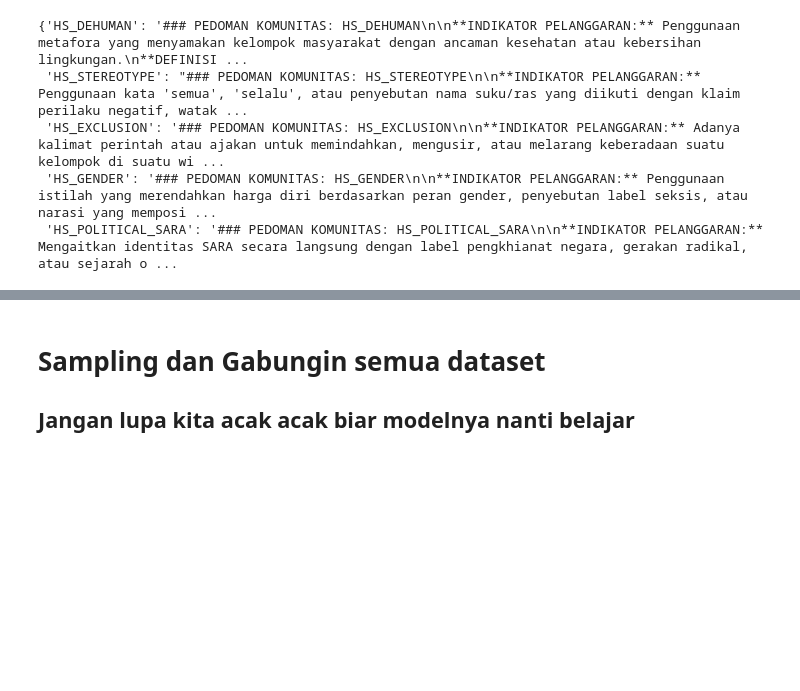
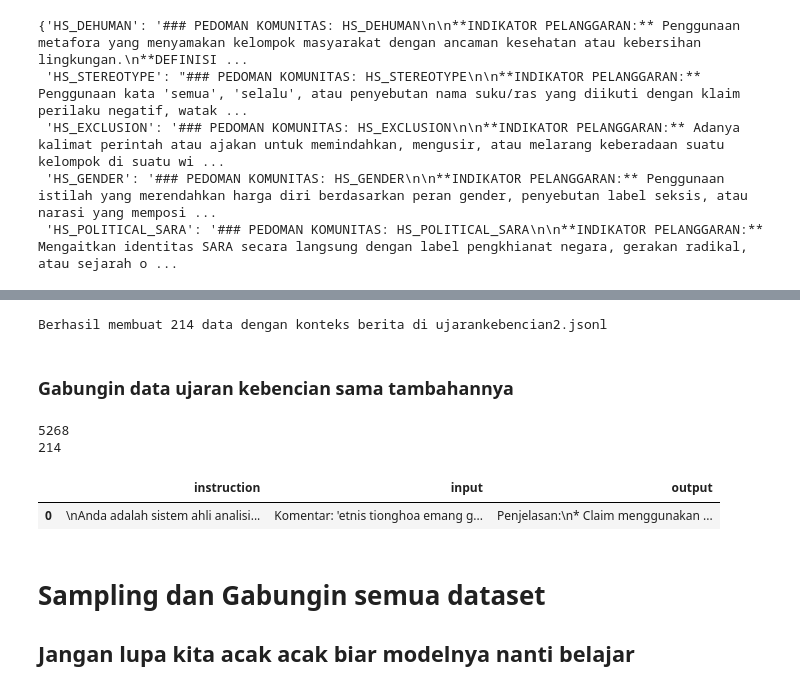
Before and after one commit to imdipo/capstone-AITF-komdigi, a Jupyter notebook: SFT/SFT.ipynb, the cells around one changed output, grey strips where cells are left out. Cells and saved outputs as stored; diff of their text form; code cells hidden in the pictures; blank space fills up the shorter version.

```diff
--- a/SFT/SFT.ipynb
+++ b/SFT/SFT.ipynb
@@ -755,3 +872,73 @@ tes_nonDFK.head(1)
+# %%
+def generate_sft_dataset_with_context(raw_data_list, instructions, penutup_list, output_file):
+    dataset = []
+
+    for data in raw_data_list:
+        instruct = instructiones
+        claim = data.get("komentar_asli", "")
+        # teks = data.get("IDPelanggaran", "") # ga jadi kupake
+        label = "Ujaran Kebencian."
+        reasoning = data.get("alasan_non_dfk", "")
+        # cot_list = data.get("cot_analisis", []) # ga jadi dipake
+
+        closing = random.choice(penutup_list)
+
+        full_instruction = (
+            f"{instruct}"
+        )
+
+        full_input = (
+            f"Komentar: '{claim}';\n\n"
+        )
+
+        full_output = (
+            f"Penjelasan: {reasoning}\n\n"
+            f"Kesimpulan:\n"
+            f"Label: **{label}.**\n\n"
+            f"{closing}"
+        )
+
+
+        entry = {
+            "instruction": full_instruction,
+            "input": full_input,
+            "output": full_output
+        }
+        dataset.append(entry)
+
+    with open(output_file, 'w', encoding='utf-8') as f:
+        for item in dataset:
+            f.write(json.dumps(item, ensure_ascii=False) + '\n')
+
+    print(f"Berhasil membuat {len(dataset)} data dengan konteks berita di {output_file}")
+
+generate_sft_dataset_with_context(hate, instructiones, kalimat_penutup_hate_speech, "ujarankebencian2.jsonl")
+# %% [output]
+Berhasil membuat 214 data dengan konteks berita di ujarankebencian2.jsonl
+# %% [markdown]
+### Gabungin data ujaran kebencian sama tambahannya
+# %%
+ujarankebencian1 = pd.read_json("ujarankebencian.jsonl", lines=True)
+ujarankebencian2 = pd.read_json("ujarankebencian2.jsonl", lines=True)
+
+dataUjaranKebencian = pd.concat(
+    [ujarankebencian1, ujarankebencian2], ignore_index=True
+)
+
+dataUjaranKebencian.to_json(
+    "dataUjaranKebencian.jsonl", orient="records", lines=True
+)
+# %%
+print(f"{len(ujarankebencian1)}")
+print(f"{len(ujarankebencian2)}")
+# %% [output]
+5268
+214
+# %%
+dataUjaranKebencian.head(1)
+# %% [output]
+|  | instruction | input | output |
+| 0 | \nAnda adalah sistem ahli analisi... | Komentar: 'etnis tionghoa emang g... | Penjelasan:\n* Claim menggunakan ... |
 # %% [markdown]
 # Sampling dan Gabungin semua dataset
 ## Jangan lupa kita acak acak biar modelnya nanti belajar
```
Also changed, not shown: parts of 53 cells of this notebook.
